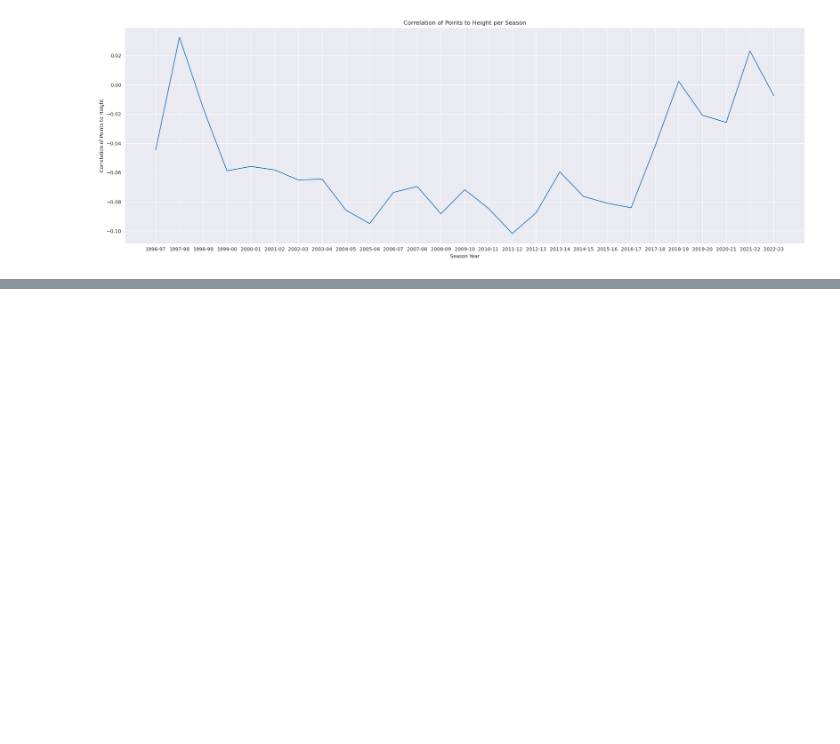
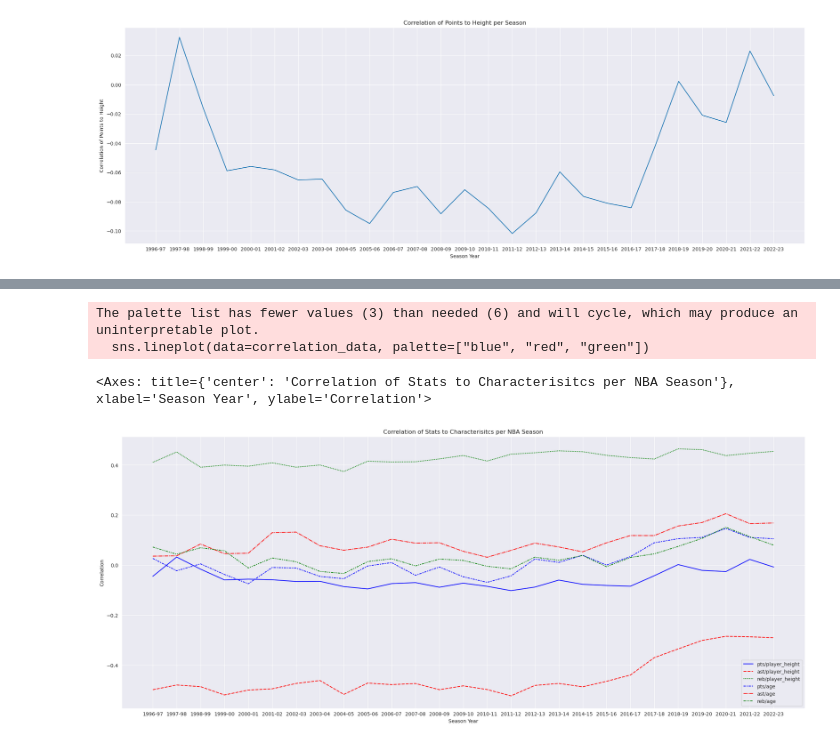
Before and after one commit to jLevar/nba_eda, a Jupyter notebook: nba.ipynb, the cells around one changed output, grey strips where cells are left out. Drawn from its saved outputs; the diff is of its cells as text; code cells hidden in the pictures; blank space fills up the shorter version.

Commit message:
Plotted full correlation data

```diff
--- a/nba.ipynb
+++ b/nba.ipynb
@@ -155,3 +164,17 @@ sns.lineplot(corr_per_season)
 # %% [output]
 <Axes: title={'center': 'Correlation of Points to Height per Season'}, xlabel='Season Year', ylabel='Correlation of Points to Height'>
 [figure]
+# %%
+depenedent_vars = ["pts", "ast", "reb"]
+independent_vars = ["player_height", "age"]
+correlation_data = {}
+seasons = df["season"].unique()
+
+for ivar in independent_vars:
+    for dvar in depenedent_vars:
+        correlation_data[f"{dvar}/{ivar}"] = pd.Series (
+            data=[df[df["season"] == season][[ivar, dvar]].corr().iloc[0, 1] for season in seasons],
+            index=seasons
+            )
+
+correlation_data = pd.DataFrame(data=correlation_data)
@@ -157,0 +201,12 @@ sns.lineplot(corr_per_season)
+# %%
+sns.set_style("darkgrid")
+plt.figure(figsize=(25, 10))
+plt.title("Correlation of Stats to Characterisitcs per NBA Season")
+plt.xlabel("Season Year")
+plt.ylabel("Correlation")
+sns.lineplot(data=correlation_data, palette=["blue", "red", "green"])
+# %% [output]
+The palette list has fewer values (3) than needed (6) and will cycle, which may produce an uninterpretable plot.
+  sns.lineplot(data=correlation_data, palette=["blue", "red", "green"])
+<Axes: title={'center': 'Correlation of Stats to Characterisitcs per NBA Season'}, xlabel='Season Year', ylabel='Correlation'>
+[figure, added]
```
Also changed, not shown: parts of 11 cells of this notebook.
